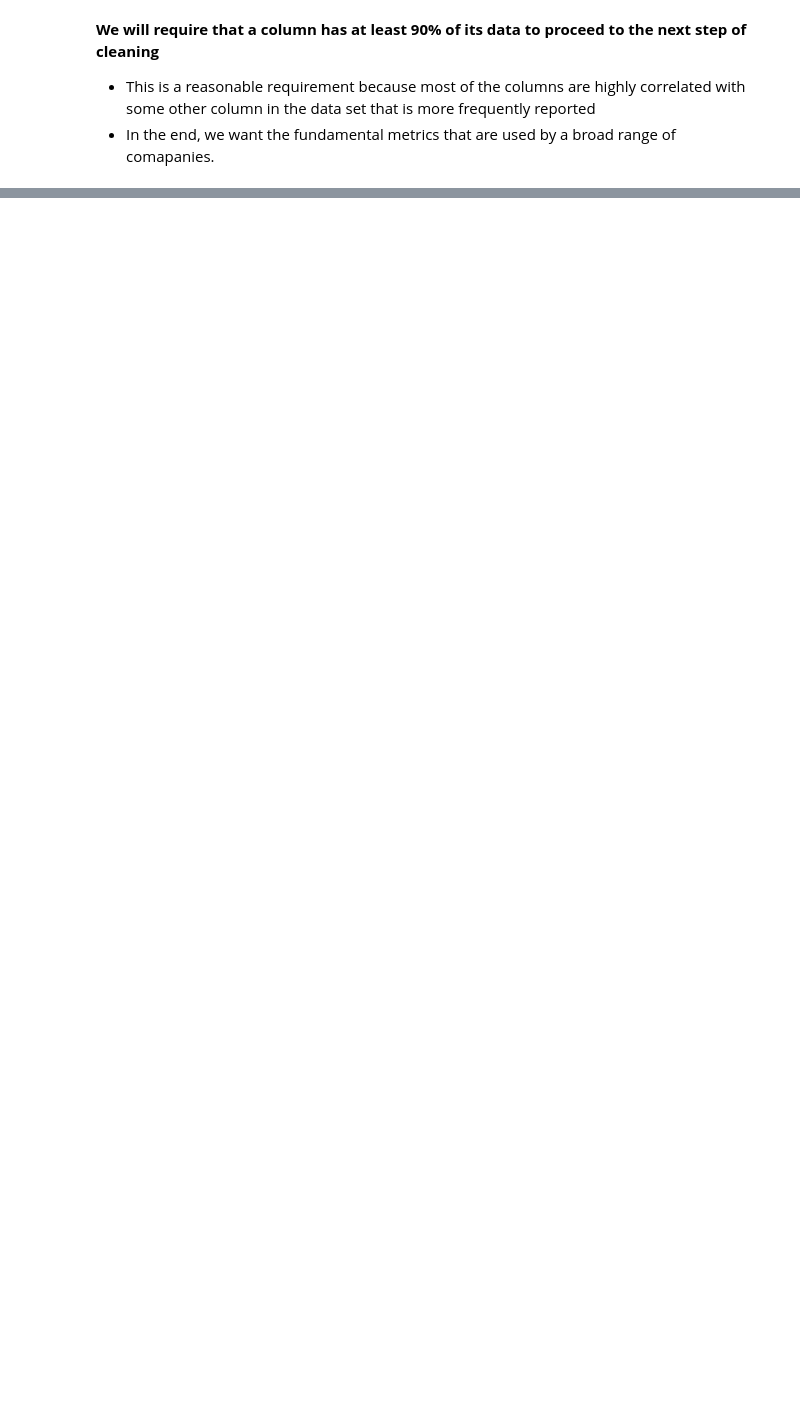
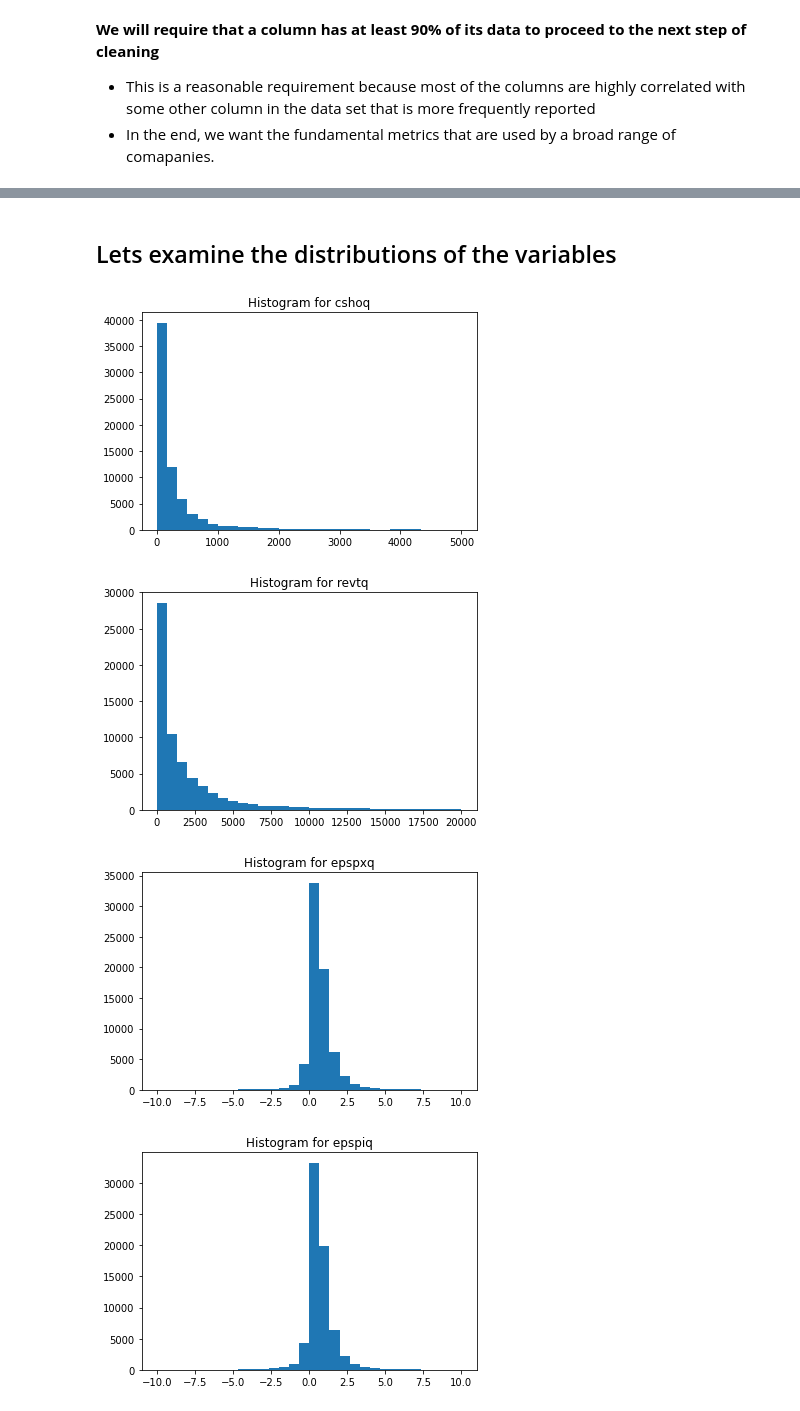
Before and after one commit to rkthomps/TBot, a Jupyter notebook: notebooks/Clean_Quarterly.ipynb, the cells around one changed output, grey strips where cells are left out. Saved outputs shown, nothing was run; the diff lists cells and outputs as text; code cells hidden in the pictures; blank space fills up the shorter version.

```diff
--- a/notebooks/Clean_Quarterly.ipynb
+++ b/notebooks/Clean_Quarterly.ipynb
@@ -44,0 +125,45 @@ Length: 680, dtype: int64
+# %% [markdown]
+## Lets examine the distributions of the variables
+# %%
+no_plot = set(['tic', 'fqtr', 'fyearq', 'datadate', 'spcindcd', 'spcseccd'])
+args = {
+    'revtq': {
+        'range': [0, 20000],
+    },
+    'epspxq': {
+        'range': [-10, 10],
+    },
+    'epspiq': {
+        'range': [-10, 10],
+    },
+    'cheq': {
+        'range': [0, 15000],
+    },
+    'dlttq': {
+        'range': [0, 20000],
+    },
+    'ltq': {
+        'range': [0, 50000],
+    },
+    'oiadpq': {
+        'range': [0, 5000],
+    },
+    'dvpspq': {
+        'range': [0, 2],
+    },
+    'cshoq': {
+        'range': [0, 5000],
+    },
+}
+
+for col in filtered_qdf.columns:
+    if col in no_plot:
+        continue
+    fig, ax = plt.subplots()
+    ax.hist(filtered_qdf[col], bins=30, **args[col])
+    ax.set_title('Histogram for ' + col)
+# %% [output]
+[figure, added]
+[figure, added]
+[figure, added]
+[figure, added]
```
Also changed, not shown: parts of 19 cells of this notebook, 3 other files.
